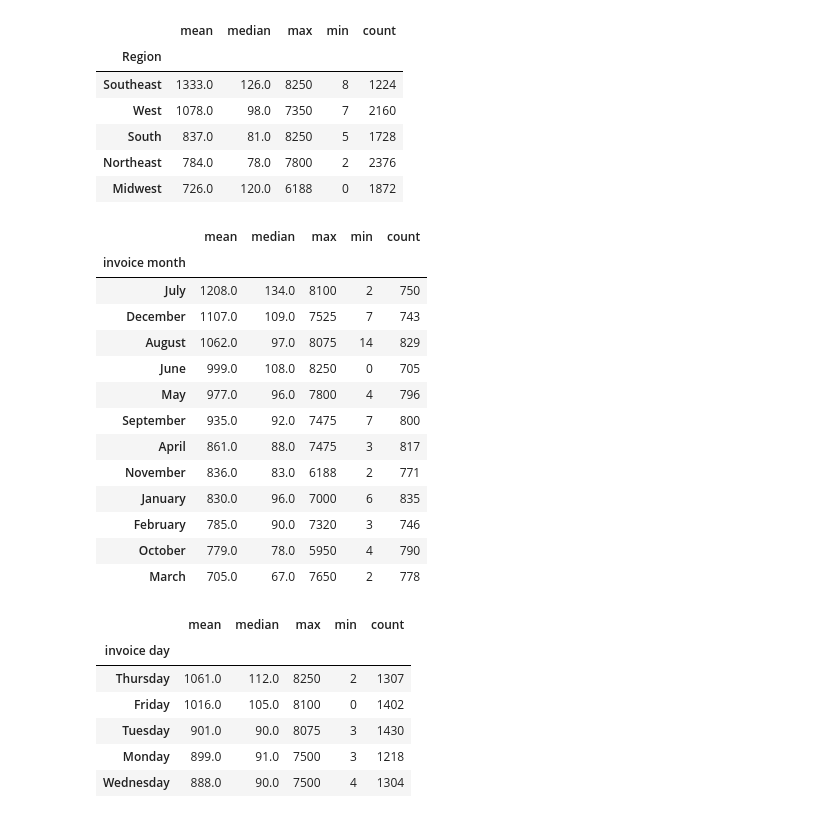
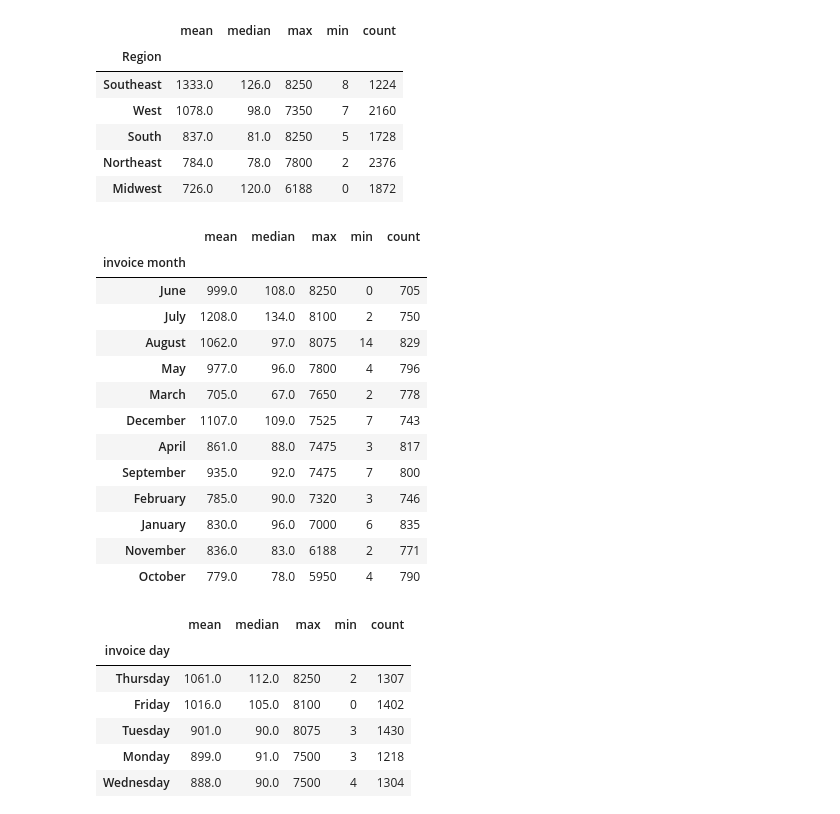
Before and after one commit to aruncb2/NIKE, a Jupyter notebook: nike_project.ipynb, the cells around one changed output. Drawn from its saved outputs; the diff is of its cells as text; code cells hidden in the pictures.

```diff
--- a/nike_project.ipynb
+++ b/nike_project.ipynb
@@ -173,22 +157,22 @@ df.groupby("Region")['Total Sales'].agg(['mean','median','max','min','count']).r
 | Northeast | 784.0 | 78.0 | 7800 | 2 | 2376 |
 | Midwest | 726.0 | 120.0 | 6188 | 0 | 1872 |
 # %%
-df.groupby("invoice month")['Total Sales'].agg(['mean','median','max','min','count']).round().sort_values("mean",ascending=False)
+df.groupby("invoice month")['Total Sales'].agg(['mean','median','max','min','count']).round().sort_values("max",ascending=False)
 # %% [output]
 |  | mean | median | max | min | count |
 | invoice month |  |  |  |  |  |
+| June | 999.0 | 108.0 | 8250 | 0 | 705 |
 | July | 1208.0 | 134.0 | 8100 | 2 | 750 |
+| August | 1062.0 | 97.0 | 8075 | 14 | 829 |
+| May | 977.0 | 96.0 | 7800 | 4 | 796 |
+| March | 705.0 | 67.0 | 7650 | 2 | 778 |
 | December | 1107.0 | 109.0 | 7525 | 7 | 743 |
-| August | 1062.0 | 97.0 | 8075 | 14 | 829 |
-| June | 999.0 | 108.0 | 8250 | 0 | 705 |
-| May | 977.0 | 96.0 | 7800 | 4 | 796 |
+| April | 861.0 | 88.0 | 7475 | 3 | 817 |
 | September | 935.0 | 92.0 | 7475 | 7 | 800 |
-| April | 861.0 | 88.0 | 7475 | 3 | 817 |
+| February | 785.0 | 90.0 | 7320 | 3 | 746 |
+| January | 830.0 | 96.0 | 7000 | 6 | 835 |
 | November | 836.0 | 83.0 | 6188 | 2 | 771 |
-| January | 830.0 | 96.0 | 7000 | 6 | 835 |
-| February | 785.0 | 90.0 | 7320 | 3 | 746 |
 | October | 779.0 | 78.0 | 5950 | 4 | 790 |
-| March | 705.0 | 67.0 | 7650 | 2 | 778 |
 # %%
 df.groupby("invoice day")['Total Sales'].agg(['mean','median','max','min','count']).round().sort_values("mean",ascending=False)
 # %% [output]
```
Also changed, not shown: parts of 2 cells of this notebook.
